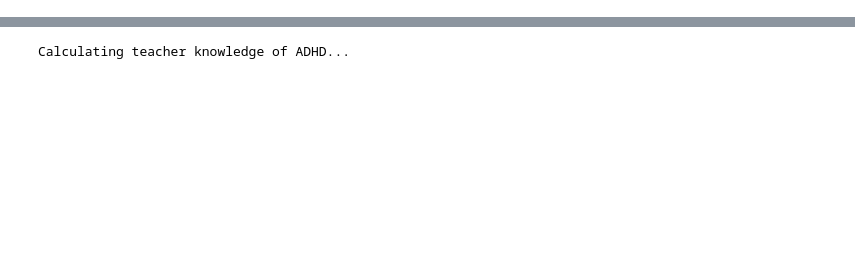
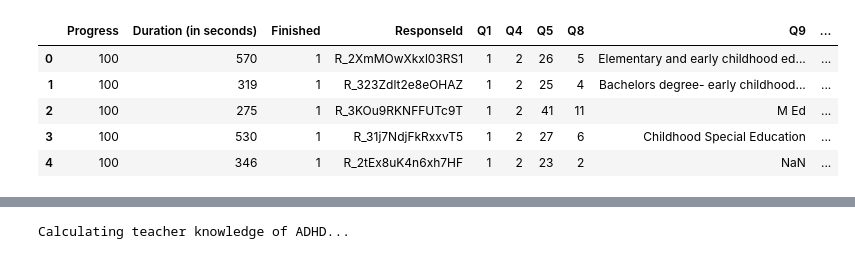
Before and after one commit to michael-abbate/adhd-analysis, a Jupyter notebook: adhd.ipynb, the cells around one changed output, grey strips where cells are left out. Drawn from its saved outputs; the diff is of its cells as text; code cells hidden in the pictures; blank space fills up the shorter version.

```diff
--- a/adhd.ipynb
+++ b/adhd.ipynb
@@ -18,6 +27,83 @@ answer_key = {"26": 1, "27": 1, "28": 2, "29": 1, "30": 2, "31": 1, "32": 2, "33
 # %%
-df = pd.read_csv('adhd.csv')
+df = pd.read_csv('adhd_v2.csv')
 print("There are", df.shape[0], "responses in the original file. We will only be analyzing teachers who completed the survey.")
 df = df[(df['Progress']==100) & (df['Q4'].notnull()) & (df['Q8'].notnull())].reset_index(drop=True)
 print("Analyzing", df.shape[0], "responses.")
+print()
+print()
+print("Cleaning up data...")
+# Clean up vignettes to use gender
+df["student_gender"] = np.where((df["FL_16_DO"] == "Block3") | (df["FL_16_DO"] == "Block6"), "male", "female")
+print("Assigned Student Gender")
+
+# Clean up teaching years col
+df.loc[df['Q8']=='16 years', 'Q8'] = 16
+df['Q8'] = df['Q8'].astype('int')
+df['years_of_teaching'] = np.where(df["Q8"] < 5, "<5 Years",
+                                   np.where((df["Q8"]>=5) & (df["Q8"]<=10), "5-10 Years",
+                                           np.where(df["Q8"]>10, ">10 Years","Other")))
+print("Assigned Years of Teaching.")
+
+
+# Clean up teacher gender
+df["teacher_gender"] = np.where(df["Q4"] == 1, "male", "female")
+print("Assigned Teacher Gender")
+
+# Clean up additional certs
+df['Additional Certification'] = np.where(df["Q9 - CERT"] == "Yes", 1, 0)
+print("Assigned additional certification")
+
+# Clean up encoded values
+df = mapValues(df, 'Q11','School Setting', {1:'Public', 2:'Private', 3:'Charter',4:'Other'})
+df = mapValues(df, 'Q12','Geographical Area', {1:'Urban', 2:'Suburban', 3:'Rural'})
+df = mapValues(df, 'Q12','Geographical Area', {1:'Urban', 2:'Suburban', 3:'Rural'})
+
+
+grades_currently_teaching_map = {
+                                1 : {'dimension':'Kindergarten', 'count': 0},
+                                2 : {'dimension':'1st', 'count': 0},
+                                3 : {'dimension':'2nd', 'count': 0},
+                                4 : {'dimension':'3rd', 'count': 0},
+                                5 : {'dimension':'4th', 'count': 0},
+                                6 : {'dimension':'5th', 'count': 0},
+                                7 : {'dimension':'6th', 'count': 0},
+                                8 : {'dimension':'7th', 'count': 0},
+                                9 : {'dimension':'Other', 'count': 0}
+                            }
+grades_taught_in_past_map = {
+                            1 : {'dimension':'Kindergarten', 'count': 0},
+                            2 : {'dimension':'1st', 'count': 0},
+                            3 : {'dimension':'2nd', 'count': 0},
+                            4 : {'dimension':'3rd', 'count': 0},
+                            5 : {'dimension':'4th', 'count': 0},
+                            6 : {'dimension':'5th', 'count': 0},
+                            7 : {'dimension':'6th', 'count': 0},
+                            8 : {'dimension':'7th', 'count': 0},
+                            9 : {'dimension':'8th', 'count': 0},
+                            10 : {'dimension':'9th', 'count': 0},
+                            11 : {'dimension':'10th', 'count': 0},
+                            12 : {'dimension':'11th', 'count': 0},
+                            13 : {'dimension':'12th', 'count': 0},
+                            14 : {'dimension':'Other', 'count': 0}
+                            }
+type_of_classroom_map = {
+                        1 : {'dimension':'General Education', 'count': 0},
+                        2 : {'dimension':'Special Education', 'count': 0},
+                        3 : {'dimension':'Integrated/Co-taught', 'count': 0},
+                        4 : {'dimension':'Other', 'count': 0}
+                        }
+for i, row in df.iterrows():
+    for grade in str(row['Q13']).split(','):
+        grades_currently_teaching_map[int(grade)]['count']+=1
+    if row['Q14'] is not np.nan:
+        for past_grade in str(row['Q14']).split(','):
+            grades_taught_in_past_map[int(past_grade)]['count']+=1
+    for type_room in str(row['Q15']).split(','):
+        type_of_classroom_map[int(type_room)]['count']+=1
+
+print("Generated counts for grades currently teaching, grades taught in the past, and type of classroom.")
+# Rename columns
+rename_dict = { 'Q25_1':'degree_of_need'}
+df = df.rename(columns=rename_dict)
+df.head()
 # %% [output]
@@ -25,0 +123,6 @@ Analyzing 50 responses.
+|  | Progress | Duration (in seconds) | Finished | ResponseId | Q1 | Q4 | Q5 | Q8 | Q9 | ... |
+| 0 | 100 | 570 | 1 | R_2XmMOwXkxl03RS1 | 1 | 2 | 26 | 5 | Elementary and early childhood ed... | ... |
+| 1 | 100 | 319 | 1 | R_323Zdlt2e8eOHAZ | 1 | 2 | 25 | 4 | Bachelors degree- early childhood... | ... |
+| 2 | 100 | 275 | 1 | R_3KOu9RKNFFUTc9T | 1 | 2 | 41 | 11 | M Ed | ... |
+| 3 | 100 | 530 | 1 | R_31j7NdjFkRxxvT5 | 1 | 2 | 27 | 6 | Childhood Special Education | ... |
+| 4 | 100 | 346 | 1 | R_2tEx8uK4n6xh7HF | 1 | 2 | 23 | 2 | NaN | ... |
```
Also changed, not shown: parts of 11 cells of this notebook, 1 other file.
